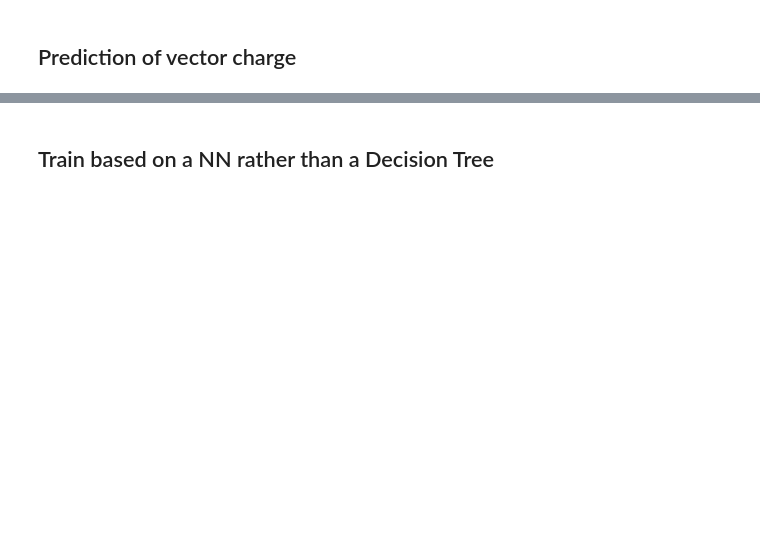
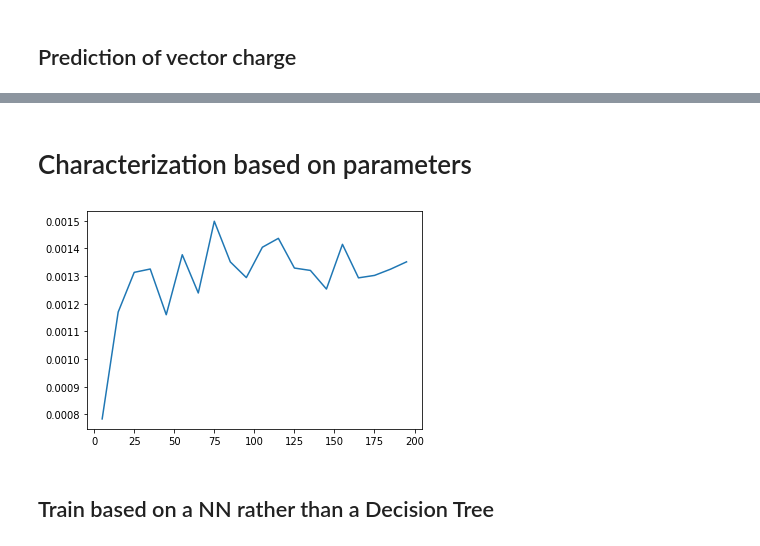
Before and after one commit to jacarolan/BNL_QCD_ML, a Jupyter notebook: ML/Python/C3pt direct prediction.ipynb, the cells around one changed output, grey strips where cells are left out. Saved outputs shown, nothing was run; the diff lists cells and outputs as text; code cells hidden in the pictures; blank space fills up the shorter version.

```diff
--- a/ML/Python/C3pt direct prediction.ipynb
+++ b/ML/Python/C3pt direct prediction.ipynb
@@ -225,0 +221,31 @@ Prediction quality: 0.0012587111200225217
+# %% [markdown]
+# Characterization based on parameters
+# %%
+quals = []
+for estims in range(5, 200, 10):
+    gbr = GradientBoostingRegressor(learning_rate=0.1, n_estimators=estims, max_depth=3)
+    gbr.fit(X_train, Y_train)
+
+    y_bc_pred = gbr.predict(X_bc)
+
+    biasCrxn = np.average(Y_bc - y_bc_pred)
+
+    trials = 0
+    errors = []
+    raw_RMS = 0
+    ML_samples = []
+    DM_samples = []
+    for i in range(len(X_test)):
+        testImg = X_test[i]
+        testLabel = Y_test[i]
+        pred = gbr.predict([testImg]) + biasCrxn
+        errors.append(pred - testLabel)
+        ML_samples.append(pred[0])
+        DM_samples.append(testLabel)
+
+    quals.append(np.std(errors) / np.std(X_train))
+
+plt.plot(list(range(5, 200, 10)), quals)
+plt.show()
+# %% [output]
+[figure, added]
```
Also changed, not shown: parts of 15 cells of this notebook, 1 other file.
